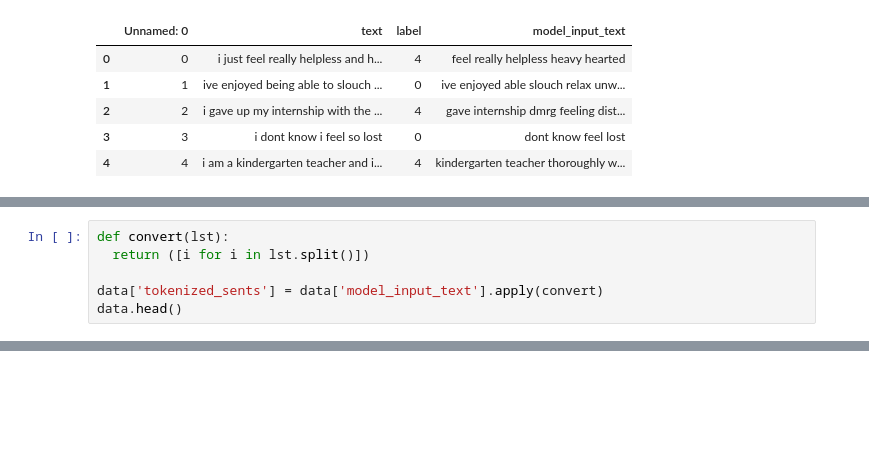
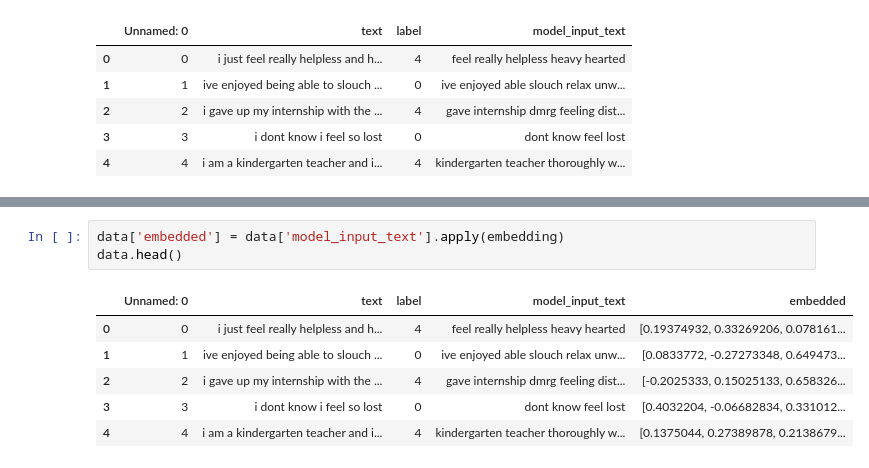
Before and after one commit to agoya27/Sentiment-Analysis-Using-Transformers, a Jupyter notebook: Sentiment_Analysis_Using_Transformers.ipynb, the cells around one changed output, grey strips where cells are left out. Drawn from its saved outputs; the diff is of its cells as text; blank space fills up the shorter version.

```diff
--- a/Sentiment_Analysis_Using_Transformers.ipynb
+++ b/Sentiment_Analysis_Using_Transformers.ipynb
@@ -114,6 +108,0 @@ tokens
-# %%
-def convert(lst):
-  return ([i for i in lst.split()])
-
-data['tokenized_sents'] = data['model_input_text'].apply(convert)
-data.head()
@@ -169,0 +117,10 @@ data.head()
+# %%
+data['embedded'] = data['model_input_text'].apply(embedding)
+data.head()
+# %% [output]
+|  | Unnamed: 0 | text | label | model_input_text | embedded |
+| 0 | 0 | i just feel really helpless and h... | 4 | feel really helpless heavy hearted | [0.19374932, 0.33269206, 0.078161... |
+| 1 | 1 | ive enjoyed being able to slouch ... | 0 | ive enjoyed able slouch relax unw... | [0.0833772, -0.27273348, 0.649473... |
+| 2 | 2 | i gave up my internship with the ... | 4 | gave internship dmrg feeling dist... | [-0.2025333, 0.15025133, 0.658326... |
+| 3 | 3 | i dont know i feel so lost | 0 | dont know feel lost | [0.4032204, -0.06682834, 0.331012... |
+| 4 | 4 | i am a kindergarten teacher and i... | 4 | kindergarten teacher thoroughly w... | [0.1375044, 0.27389878, 0.2138679... |
```
Also changed, not shown: parts of 26 cells of this notebook.
